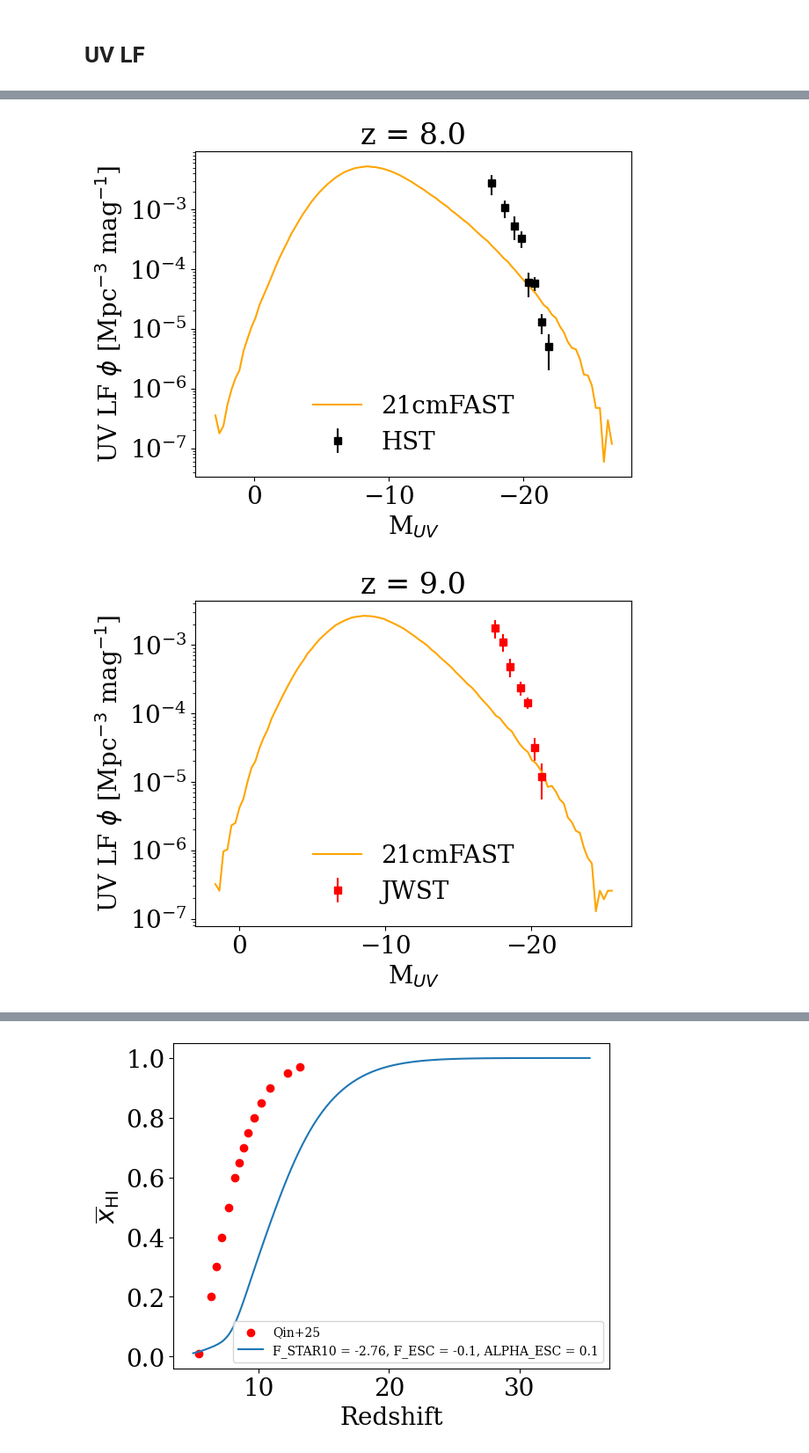
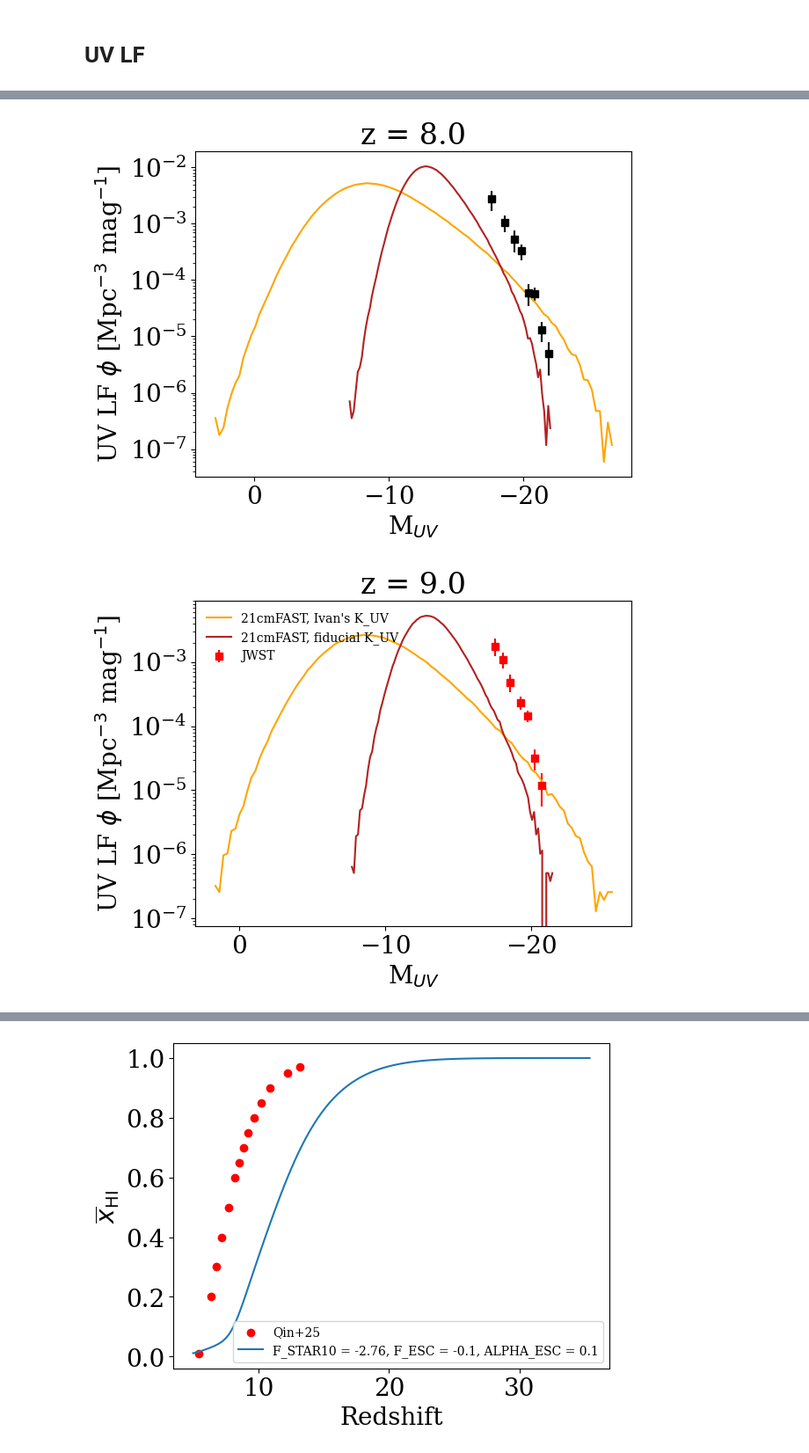
Before and after one commit to 21cmfast/EOS25, a Jupyter notebook: Plotting/test_astro.ipynb, the cells around one changed output, grey strips where cells are left out. Shown at 88% size. Cells and saved outputs as stored; diff of their text form; code cells hidden in the pictures.

```diff
--- a/Plotting/test_astro.ipynb
+++ b/Plotting/test_astro.ipynb
@@ -197,8 +197,8 @@ def get_uvlf(redshift, halo_catalog, inputs, bins=100, Luv_over_SFR=1.0 / 1.15 /
         sfrs = halo_catalog["halo_sfr"] + halo_catalog["halo_sfr_mini"]
     else:
         sfrs = halo_catalog["halo_sfr"]
-    sfrs = sfrs * seconds_per_year
-    print("Max SFR:", np.max(sfrs), " and corresponding M_UV:", Luv2Muv([np.max(sfrs)]*Luv_over_SFR([np.max(sfrs)])))
+    sfrs *= seconds_per_year
+#     print("Max SFR:", np.max(sfrs), " and corresponding M_UV:", Luv2Muv([np.max(sfrs)]*Luv_over_SFR([np.max(sfrs)])))
     if callable(Luv_over_SFR):
         Luv_over_SFR = Luv_over_SFR(sfrs)
     Muv_cat = Luv2Muv(sfrs*Luv_over_SFR)
@@ -242,3 +233,9 @@ Max SFR: 1.4686139  and corresponding M_UV: [-20.15833069]
+# %%
+uvlf_redshifts = [6.,7.,8.,9.,10., 11., 12.5, 14.5]
+fiducial_uvlfs = {}
+for redshift in uvlf_redshifts:
+    halo_catalog = get_halo_catalog_from_PHF(redshift, runcache, match_z_within=0.1)
+    fiducial_uvlfs[str(redshift)] = get_uvlf(redshift, halo_catalog, inputs, bins=100)
 # %%
 data_path = "/home/dbreitman/jeanzay/21CMMC_old/src/py21cmmc/data/"
 for redshift in uvlf_redshifts:
@@ -265,13 +262,15 @@ for redshift in uvlf_redshifts:
         plt.errorbar(Bouwens_Muv, Bouwens_LF, yerr = Bouwens_sigma, color = "k", label = "HST", ls = "none", marker = "s")
     if Donnan_Muv is not None:
         plt.errorbar(Donnan_Muv, Donnan_LF, yerr = Donnan_sigma, color = "r", label = "JWST", ls = "none", marker = "s")
-    plt.plot(uvlfs[str(redshift)]["M_uv"], uvlfs[str(redshift)]["lfunc"], color = "orange", label = "21cmFAST")
+    plt.plot(uvlfs[str(redshift)]["M_uv"], uvlfs[str(redshift)]["lfunc"], color = "orange", label = "21cmFAST, Ivan's K_UV")
+    plt.plot(fiducial_uvlfs[str(redshift)]["M_uv"], fiducial_uvlfs[str(redshift)]["lfunc"], color = "firebrick", label = "21cmFAST, fiducial K_UV")
     plt.xlabel(r"M$_{UV}$")
     plt.ylabel(r"UV LF $\phi$ [Mpc$^{-3}$ mag$^{-1}$]")
     ax = plt.gca()
     ax.xaxis.set_inverted(True)
     plt.yscale("log")
-    plt.legend(frameon=False)
+    if redshift == 6.0 or redshift == 9.0 or redshift == 10.:
+        plt.legend(frameon=False, fontsize = 10, loc = 2)
     plt.title("z = " + str(redshift))
     plt.show()
 # %% [output]
@@ -280,2 +279,2 @@ for redshift in uvlf_redshifts:
-[figure, old version]
+[figure, new version]
-[figure, old version]
+[figure, new version]
```
Also changed, not shown: parts of 2 cells of this notebook.
